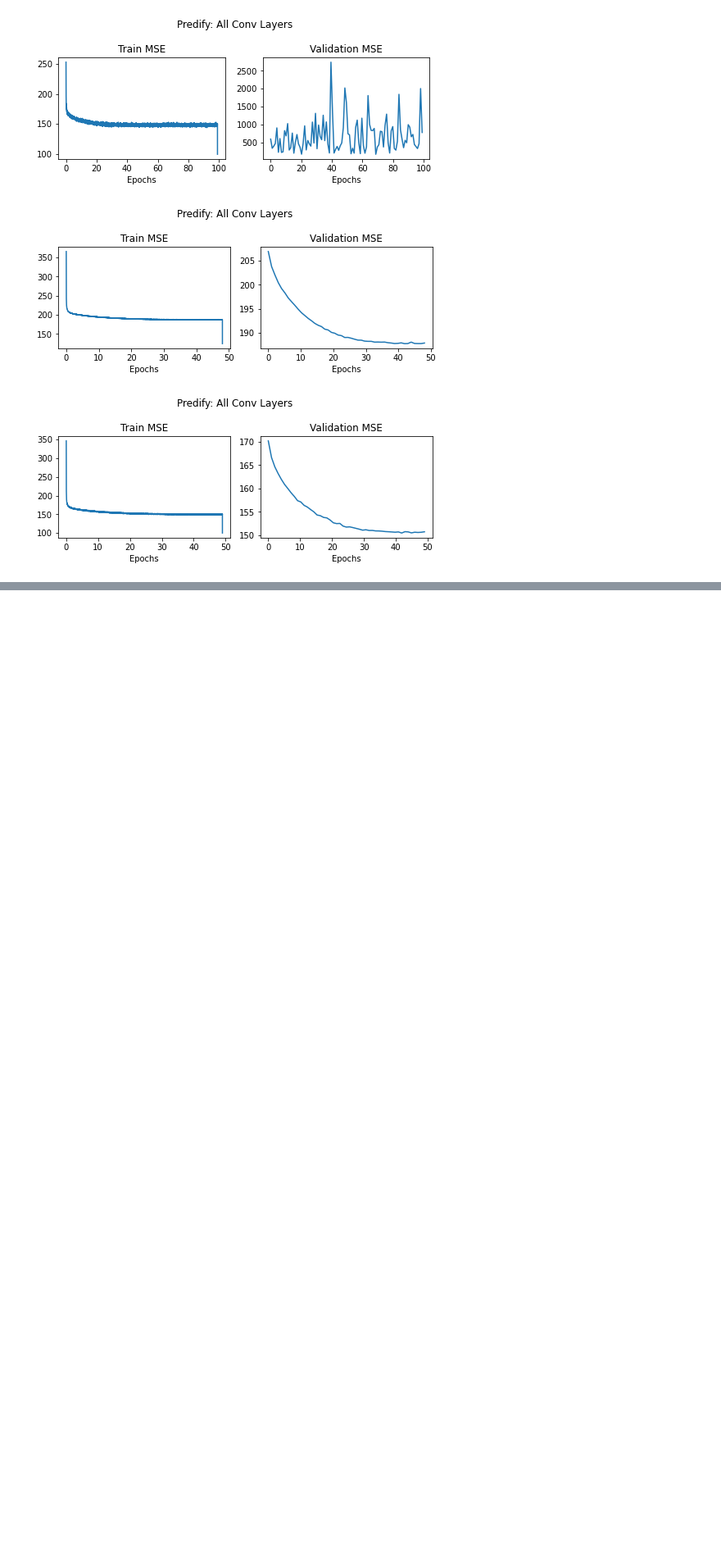
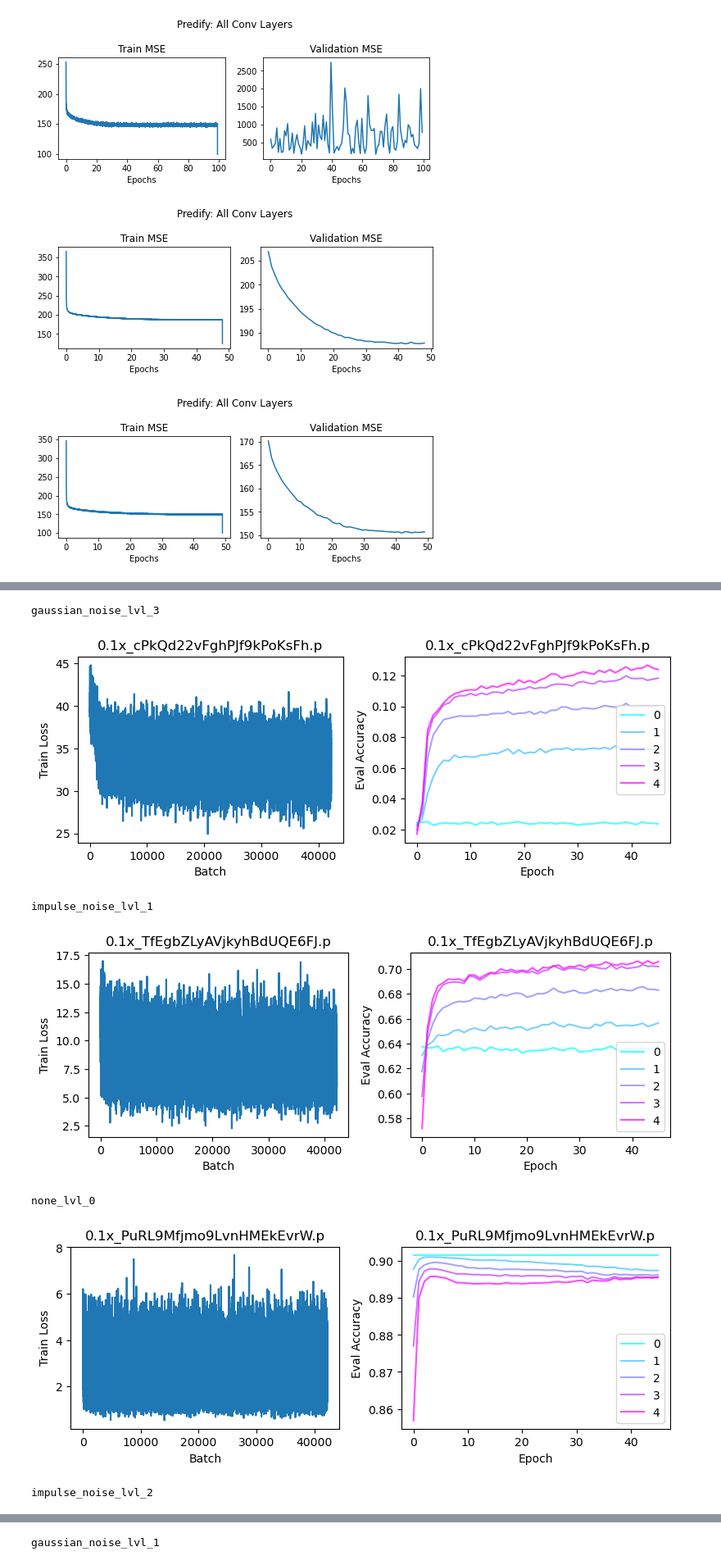
Before and after one commit to chingf/hallucnn-vision, a Jupyter notebook: 2-plot-training-curves.ipynb, the cells around one changed output, grey strips where cells are left out. Shown at 82% size. Drawn from its saved outputs; the diff is of its cells as text; code cells hidden in the pictures; blank space fills up the shorter version.

```diff
--- a/2-plot-training-curves.ipynb
+++ b/2-plot-training-curves.ipynb
@@ -157,0 +258,10 @@ plt.show()
+# %%
+plot_hps('pnet_gaussiannoise')
+# %% [output]
+gaussian_noise_lvl_3
+[figure, added]
+impulse_noise_lvl_1
+[figure, added]
+none_lvl_0
+[figure, added]
+impulse_noise_lvl_2
@@ -157,0 +269 @@ plt.show()
+gaussian_noise_lvl_1
```
Also changed, not shown: parts of 11 cells of this notebook, 1 other file.
